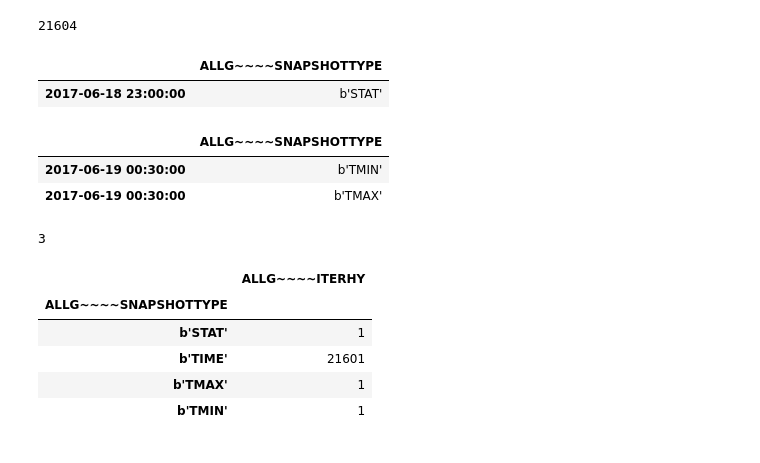
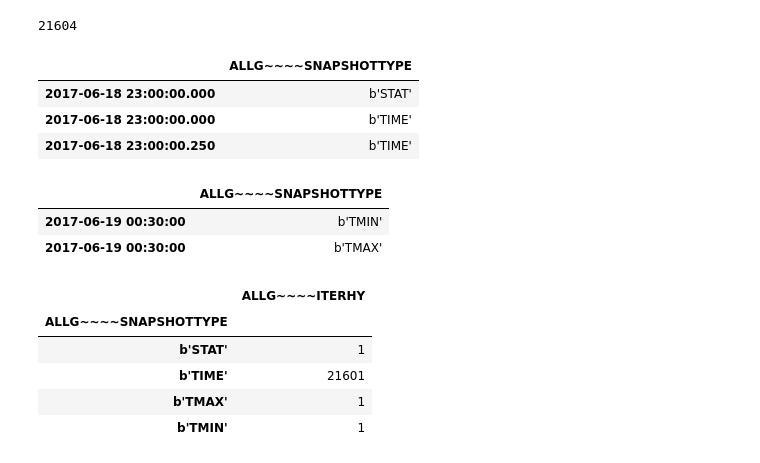
Before and after one commit to aw3s/PT3S, a Jupyter notebook: nb/MxWithPandas.ipynb, the cells around one changed output. Cells and saved outputs as stored; diff of their text form; code cells hidden in the pictures.

```diff
--- a/nb/MxWithPandas.ipynb
+++ b/nb/MxWithPandas.ipynb
@@ -38,3 +23,5 @@ mx=Mx.Mx('./testdata/M-1-0-1.MX1'
+# %%
+mx=Mx.Mx(h5File='./testdata/M-1-0-1.h5')
 # %% [markdown]
 # to Pandas
 MX-Channel TIMESTAMP (1st MX-Channel) used as DataFrame Index;
@@ -48,3 +33,5 @@ df=mx.setResultsToMxsZipfile('./testdata/M-1-0-1.ZIP')
+# %%
+df=mx.pdf
 # %%
 type(df)
 # %% [output]
@@ -123,20 +107,18 @@ len(df)
 # %% [output]
 21604
 # %%
-df.loc[:,[r'ALLG~~~~SNAPSHOTTYPE']].head(1)
+df.loc[:,[r'ALLG~~~~SNAPSHOTTYPE']].head(3)
 # %% [output]
 |  | ALLG~~~~SNAPSHOTTYPE |
-| 2017-06-18 23:00:00 | b'STAT' |
+| 2017-06-18 23:00:00.000 | b'STAT' |
+| 2017-06-18 23:00:00.000 | b'TIME' |
+| 2017-06-18 23:00:00.250 | b'TIME' |
 # %%
 df.loc[:,[r'ALLG~~~~SNAPSHOTTYPE']].tail(2)
 # %% [output]
 |  | ALLG~~~~SNAPSHOTTYPE |
 | 2017-06-19 00:30:00 | b'TMIN' |
 | 2017-06-19 00:30:00 | b'TMAX' |
-# %%
-len(df[df[r'ALLG~~~~SNAPSHOTTYPE'].isin([b'STAT',b'TMIN',b'TMAX'])])
-# %% [output]
-3
 # %%
 df.loc[:,[r'ALLG~~~~SNAPSHOTTYPE',r'ALLG~~~~ITERHY']].groupby(r'ALLG~~~~SNAPSHOTTYPE').count()
 # %% [output]
```
Also changed, not shown: parts of 13 cells of this notebook, 6 other files.
